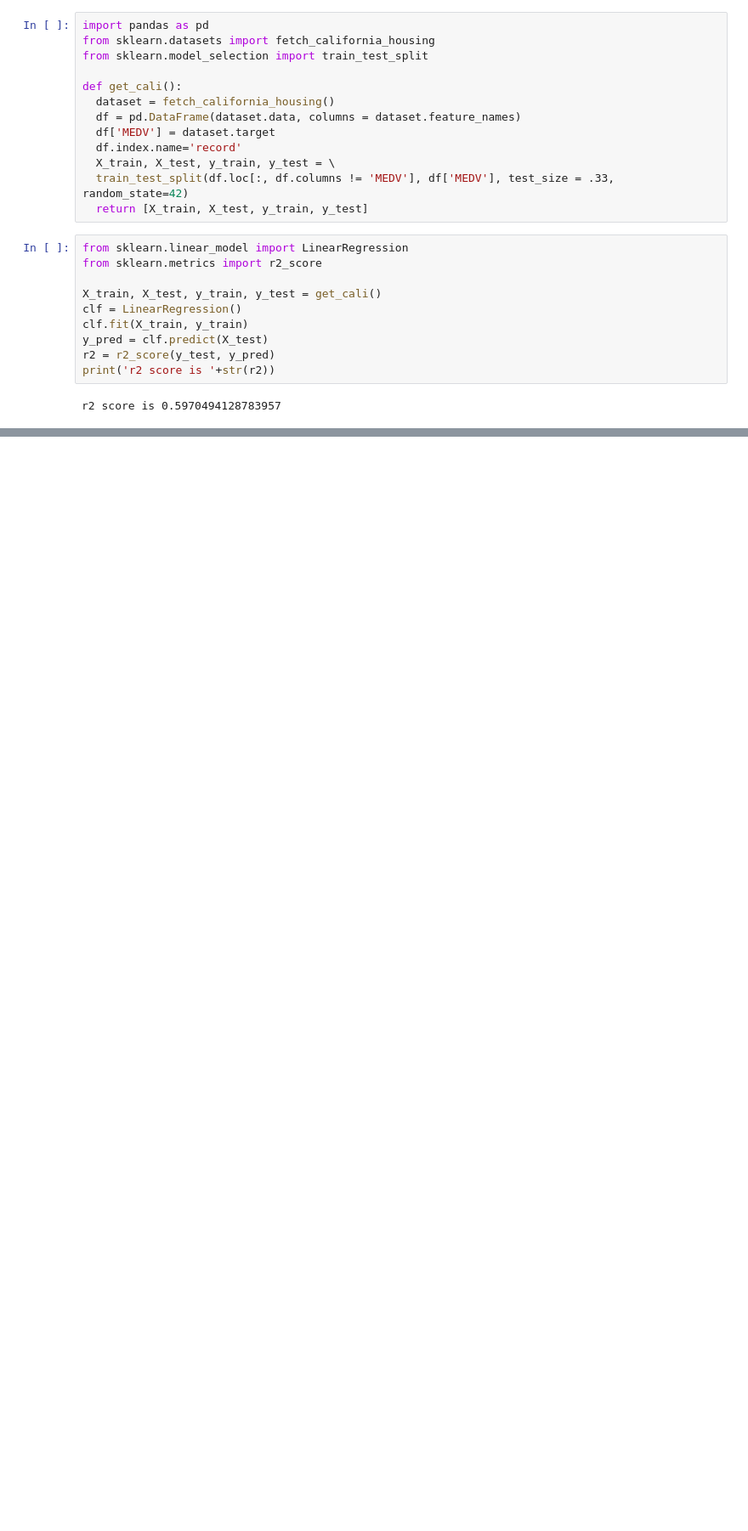
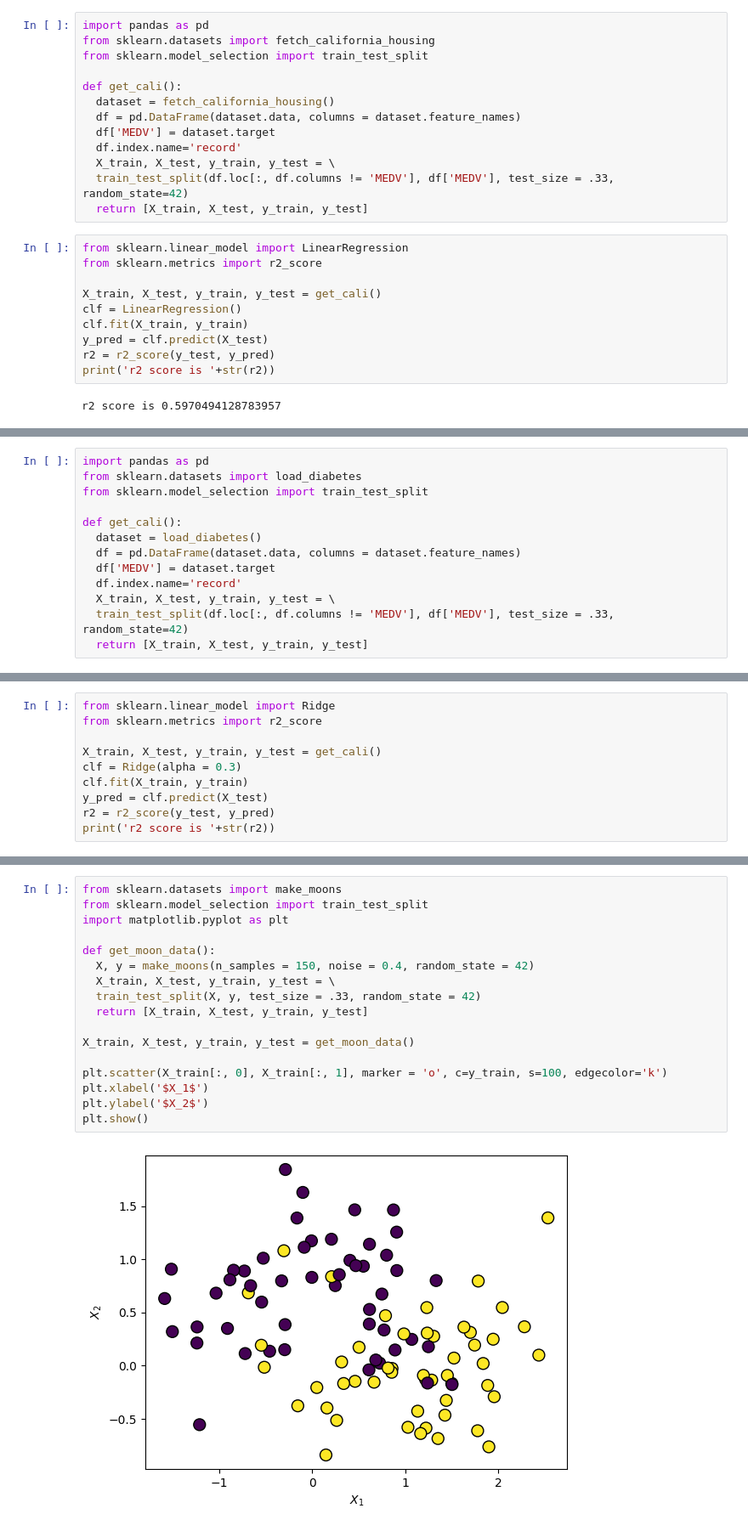
Before and after one commit to WooJungE/About_data, a Jupyter notebook: 20230406.ipynb, the cells around one changed output, grey strips where cells are left out. Shown: that part at 85% size. Saved outputs shown, nothing was run; the diff lists cells and outputs as text; blank space fills up the shorter version.

```diff
--- a/20230406.ipynb
+++ b/20230406.ipynb
@@ -27,0 +52,13 @@ r2 score is 0.5970494128783957
+# %%
+import pandas as pd
+from sklearn.datasets import load_diabetes
+from sklearn.model_selection import train_test_split
+
+def get_cali():
+  dataset = load_diabetes()
+  df = pd.DataFrame(dataset.data, columns = dataset.feature_names)
+  df['MEDV'] = dataset.target
+  df.index.name='record'
+  X_train, X_test, y_train, y_test = \
+  train_test_split(df.loc[:, df.columns != 'MEDV'], df['MEDV'], test_size = .33, random_state=42)
+  return [X_train, X_test, y_train, y_test]
@@ -27,0 +89,10 @@ r2 score is 0.5970494128783957
+# %%
+from sklearn.linear_model import Ridge
+from sklearn.metrics import r2_score
+
+X_train, X_test, y_train, y_test = get_cali()
+clf = Ridge(alpha = 0.3)
+clf.fit(X_train, y_train)
+y_pred = clf.predict(X_test)
+r2 = r2_score(y_test, y_pred)
+print('r2 score is '+str(r2))
@@ -27,0 +101,19 @@ r2 score is 0.5970494128783957
+# %%
+from sklearn.datasets import make_moons
+from sklearn.model_selection import train_test_split
+import matplotlib.pyplot as plt
+
+def get_moon_data():
+  X, y = make_moons(n_samples = 150, noise = 0.4, random_state = 42)
+  X_train, X_test, y_train, y_test = \
+  train_test_split(X, y, test_size = .33, random_state = 42)
+  return [X_train, X_test, y_train, y_test]
+
+X_train, X_test, y_train, y_test = get_moon_data()
+
+plt.scatter(X_train[:, 0], X_train[:, 1], marker = 'o', c=y_train, s=100, edgecolor='k')
+plt.xlabel('$X_1$')
+plt.ylabel('$X_2$')
+plt.show()
+# %% [output]
+[figure, added]
```
Also changed, not shown: parts of 7 cells of this notebook.
